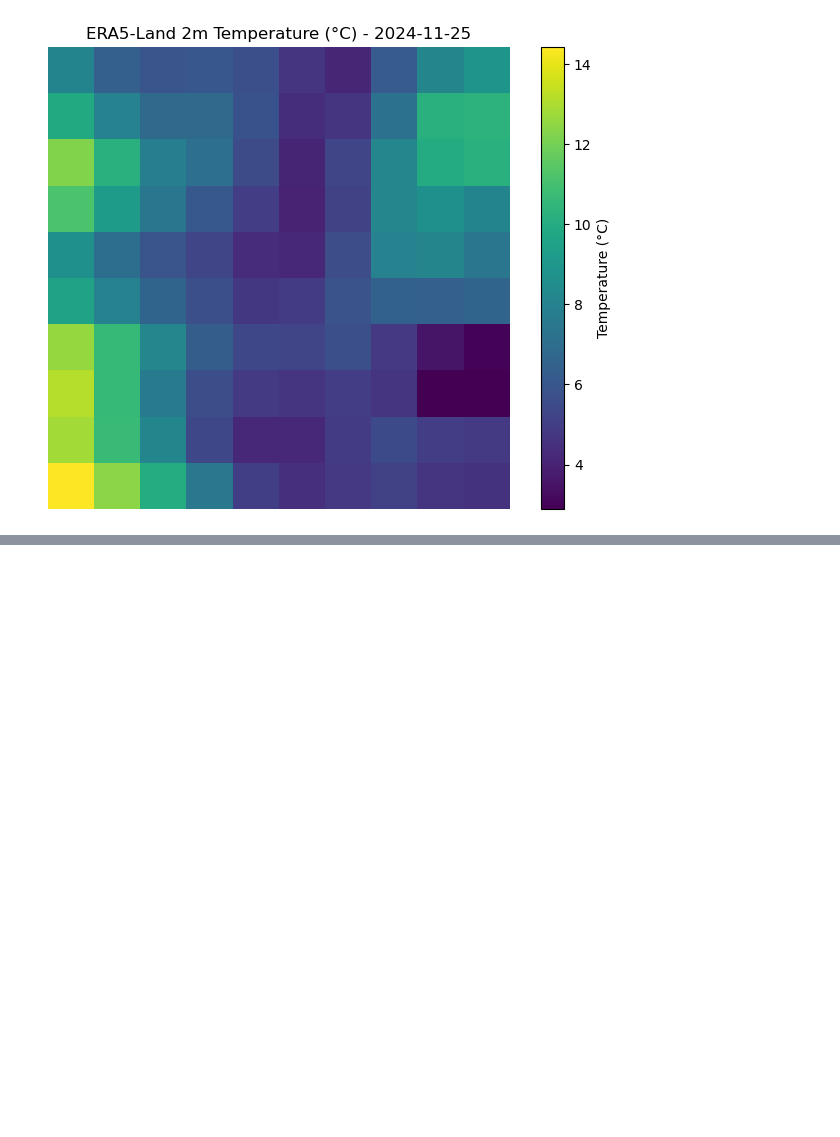
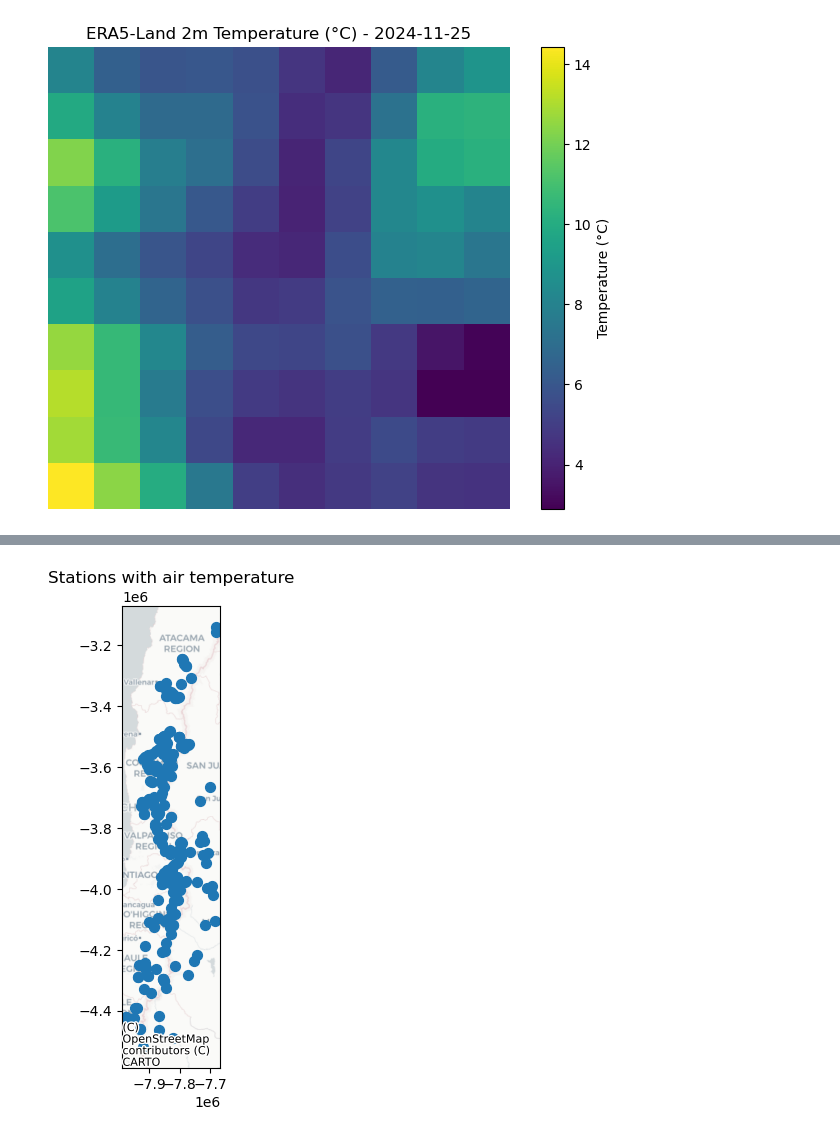
Before and after one commit to SNOWCOP/D32_data_access_demo, a Jupyter notebook: data_acess.ipynb, the cells around one changed output, grey strips where cells are left out. Cells and saved outputs as stored; diff of their text form; code cells hidden in the pictures; blank space fills up the shorter version.

```diff
--- a/data_acess.ipynb
+++ b/data_acess.ipynb
@@ -212,0 +270,11 @@ In-situ measurements of temperature and solar radiation
+# %%
+path_to_csv = r'/mnt/CEPH_PROJECTS/SNOWCOP/Dati/data-merged/air_temperature.csv'
+path_to_geojson = r'/mnt/CEPH_PROJECTS/SNOWCOP/Dati/data-merged/air_temperature.geojson'
+
+# Load tabular data
+df = pd.read_csv(path_to_csv)
+print(df.columns)
+
+# Load spatial data
+gdf = gpd.read_file(path_to_geojson)
+print(gdf.head())
@@ -213 +299,13 @@ In-situ measurements of temperature and solar radiation
+# %%
+ax = gdf.to_crs(epsg=3857).plot(
+    legend=True,
+    markersize=50,
+    figsize=(8, 6)
+)
+
+ctx.add_basemap(ax, source=ctx.providers.CartoDB.Positron)
+plt.title("Stations with air temperature")
+plt.show()
+# %% [output]
+[figure, added]
 # %% [markdown]
```
Also changed, not shown: parts of 19 cells of this notebook, 1 other file.
